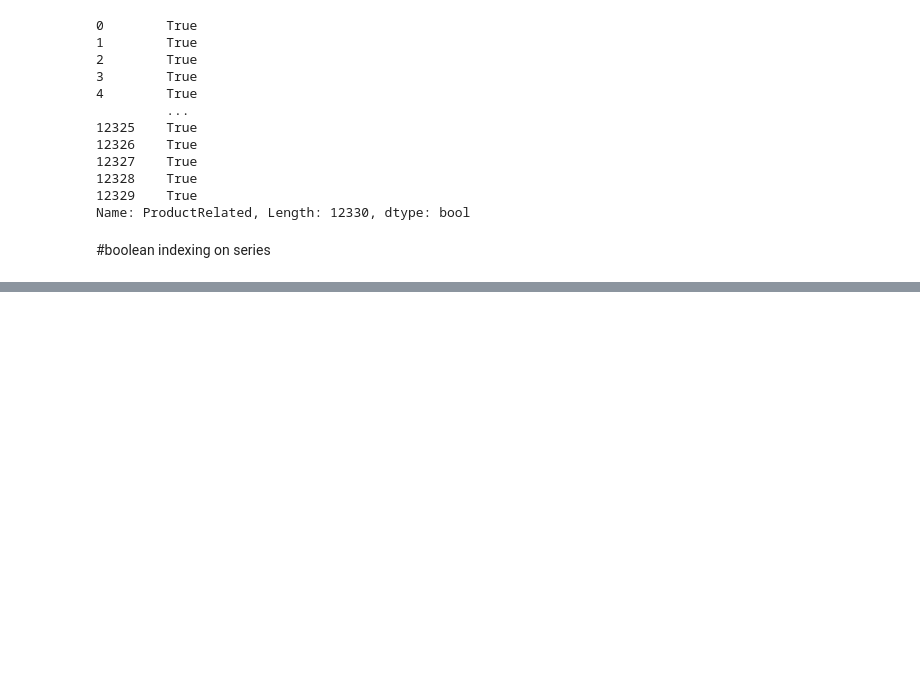
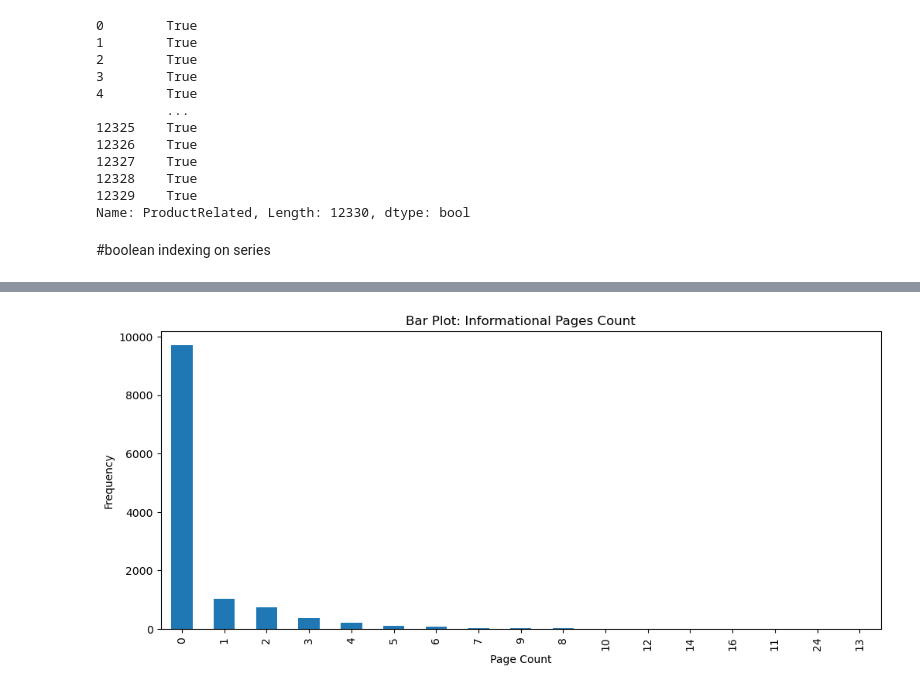
Before and after one commit to ajinkyadhakne321-dot/pandas.env, a Jupyter notebook: s-16-pandas copy.ipynb, the cells around one changed output, grey strips where cells are left out. Saved outputs shown, nothing was run; the diff lists cells and outputs as text; code cells hidden in the pictures; blank space fills up the shorter version.

```diff
--- a/s-16-pandas copy.ipynb
+++ b/s-16-pandas copy.ipynb
@@ -588,0 +605,9 @@ Name: ProductRelated, Length: 12330, dtype: bool
+# %%
+# 2. Bar Plot - comparing categorical data
+plt.figure(figsize=(12, 5))
+ajdata['Informational'].value_counts().plot(kind='bar', title='Bar Plot: Informational Pages Count')
+plt.xlabel('Page Count')
+plt.ylabel('Frequency')
+plt.show()
+# %% [output]
+[figure, added]
```
Also changed, not shown: parts of 10 cells of this notebook.
